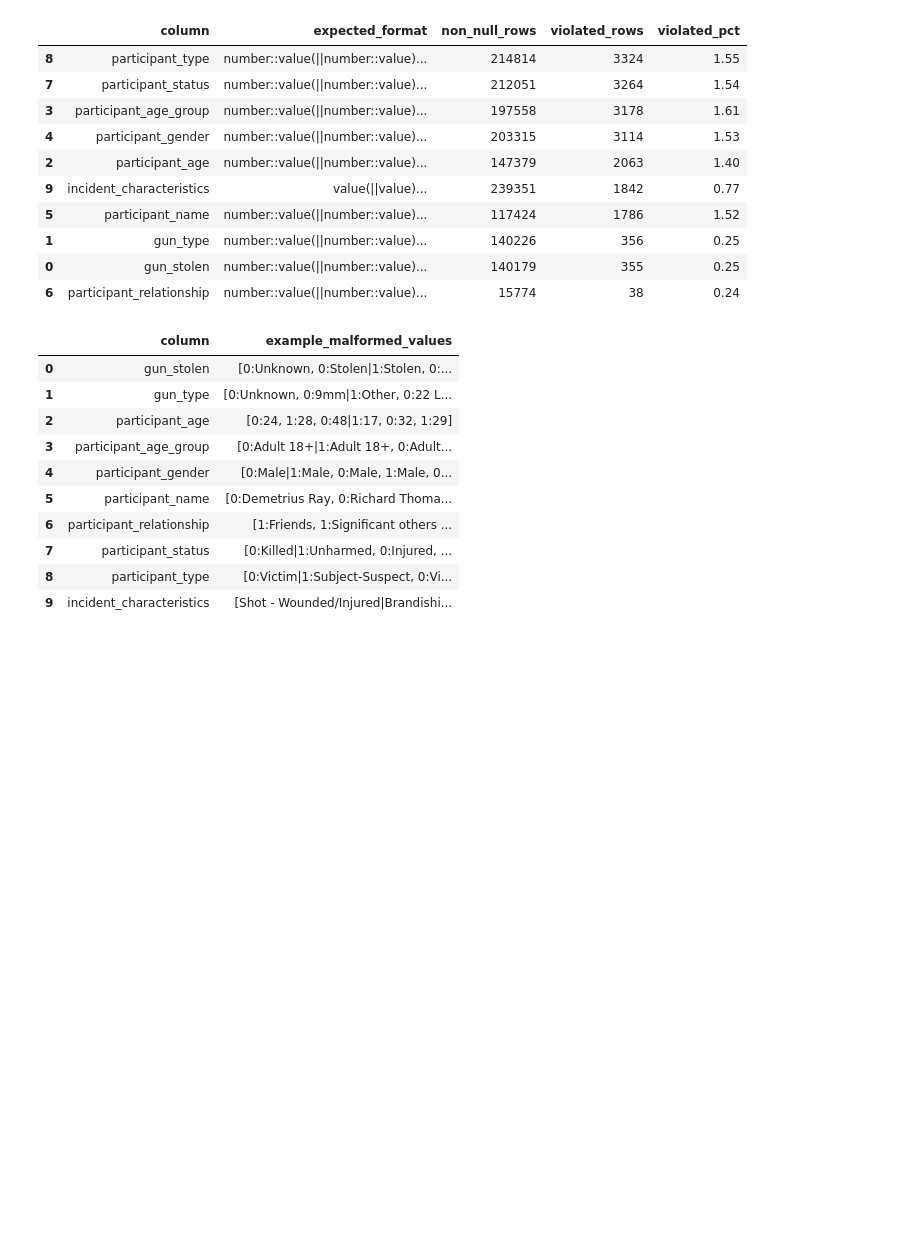
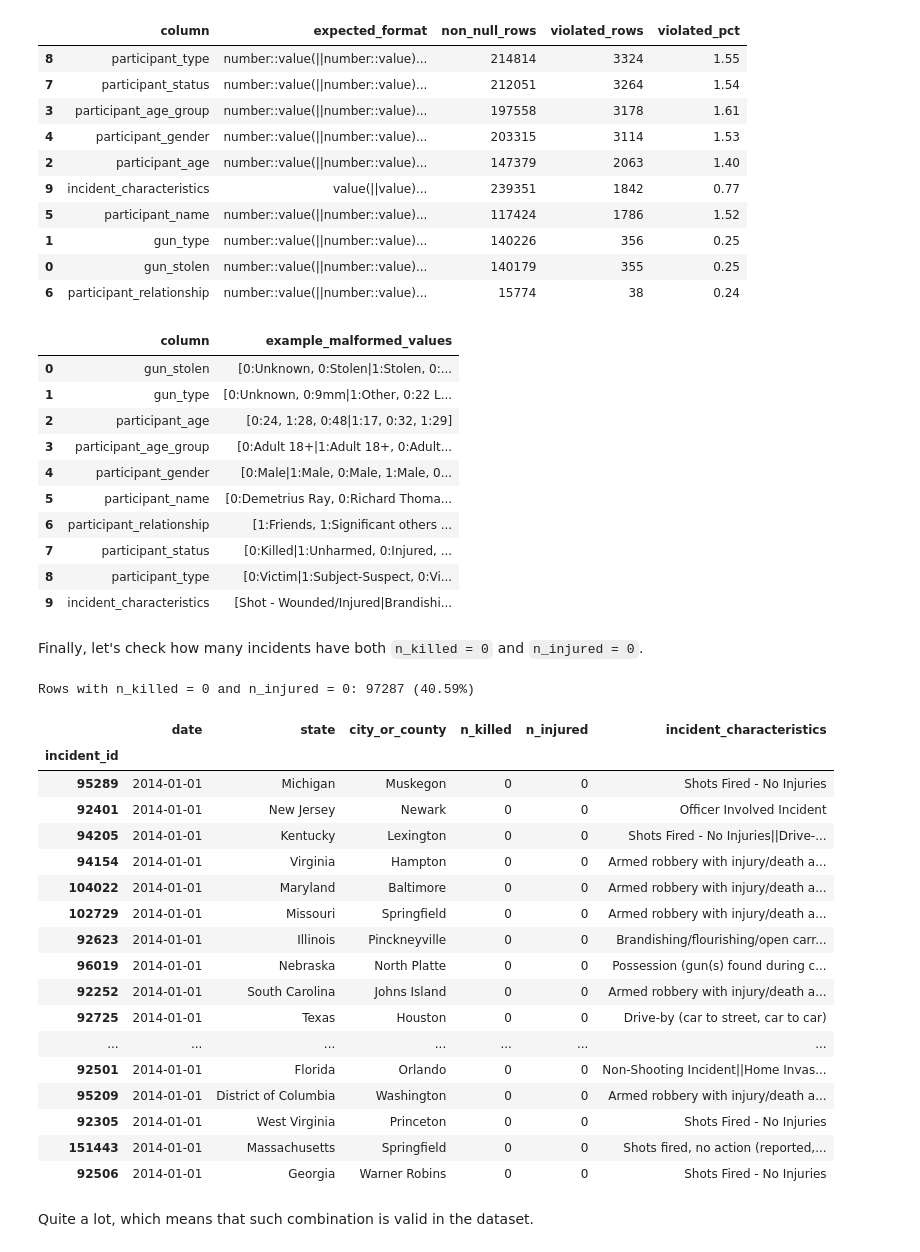
Before and after one commit to Neukz/gun-violence-analysis, a Jupyter notebook: 01_problem_and_data_understanding.ipynb, the cells around one changed output. Saved outputs shown, nothing was run; the diff lists cells and outputs as text; code cells hidden in the pictures; blank space fills up the shorter version.

Commit message:
Check for records with no injuries and causalities

```diff
--- a/01_problem_and_data_understanding.ipynb
+++ b/01_problem_and_data_understanding.ipynb
@@ -597,3 +597,37 @@ display(format_examples)
 | 7 | participant_status | [0:Killed|1:Unharmed, 0:Injured, ... |
 | 8 | participant_type | [0:Victim|1:Subject-Suspect, 0:Vi... |
 | 9 | incident_characteristics | [Shot - Wounded/Injured|Brandishi... |
+# %% [markdown]
+Finally, let's check how many incidents have both `n_killed = 0` and `n_injured = 0`.
+# %%
+zero_casualties_mask = (df['n_killed'] == 0) & (df['n_injured'] == 0)
+zero_casualties_count = int(zero_casualties_mask.sum())
+zero_casualties_pct = zero_casualties_count / len(df) * 100
+
+print(f"Rows with n_killed = 0 and n_injured = 0: {zero_casualties_count} ({zero_casualties_pct:.2f}%)")
+
+cols_to_show = ['incident_id', 'date', 'state', 'city_or_county', 'n_killed', 'n_injured', 'incident_characteristics']
+available_cols = [c for c in cols_to_show if c in df.columns]
+display(df.loc[zero_casualties_mask, available_cols].head(20))
+# %% [output]
+Rows with n_killed = 0 and n_injured = 0: 97287 (40.59%)
+|  | date | state | city_or_county | n_killed | n_injured | incident_characteristics |
+| incident_id |  |  |  |  |  |  |
+| 95289 | 2014-01-01 | Michigan | Muskegon | 0 | 0 | Shots Fired - No Injuries |
+| 92401 | 2014-01-01 | New Jersey | Newark | 0 | 0 | Officer Involved Incident |
+| 94205 | 2014-01-01 | Kentucky | Lexington | 0 | 0 | Shots Fired - No Injuries||Drive-... |
+| 94154 | 2014-01-01 | Virginia | Hampton | 0 | 0 | Armed robbery with injury/death a... |
+| 104022 | 2014-01-01 | Maryland | Baltimore | 0 | 0 | Armed robbery with injury/death a... |
+| 102729 | 2014-01-01 | Missouri | Springfield | 0 | 0 | Armed robbery with injury/death a... |
+| 92623 | 2014-01-01 | Illinois | Pinckneyville | 0 | 0 | Brandishing/flourishing/open carr... |
+| 96019 | 2014-01-01 | Nebraska | North Platte | 0 | 0 | Possession (gun(s) found during c... |
+| 92252 | 2014-01-01 | South Carolina | Johns Island | 0 | 0 | Armed robbery with injury/death a... |
+| 92725 | 2014-01-01 | Texas | Houston | 0 | 0 | Drive-by (car to street, car to car) |
+| ... | ... | ... | ... | ... | ... | ... |
+| 92501 | 2014-01-01 | Florida | Orlando | 0 | 0 | Non-Shooting Incident||Home Invas... |
+| 95209 | 2014-01-01 | District of Columbia | Washington | 0 | 0 | Armed robbery with injury/death a... |
+| 92305 | 2014-01-01 | West Virginia | Princeton | 0 | 0 | Shots Fired - No Injuries |
+| 151443 | 2014-01-01 | Massachusetts | Springfield | 0 | 0 | Shots fired, no action (reported,... |
+| 92506 | 2014-01-01 | Georgia | Warner Robins | 0 | 0 | Shots Fired - No Injuries |
+# %% [markdown]
+Quite a lot, which means that such combination is valid in the dataset.
```
